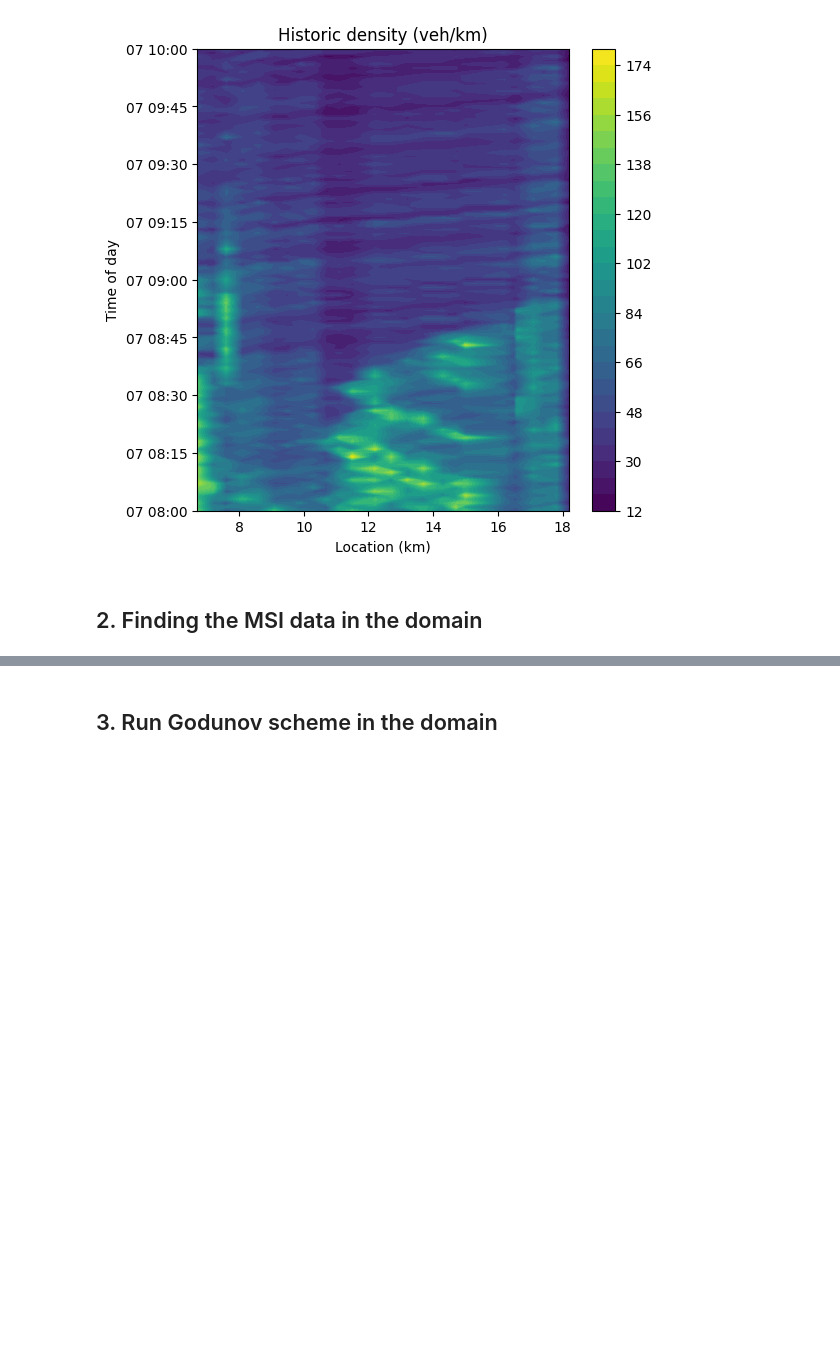
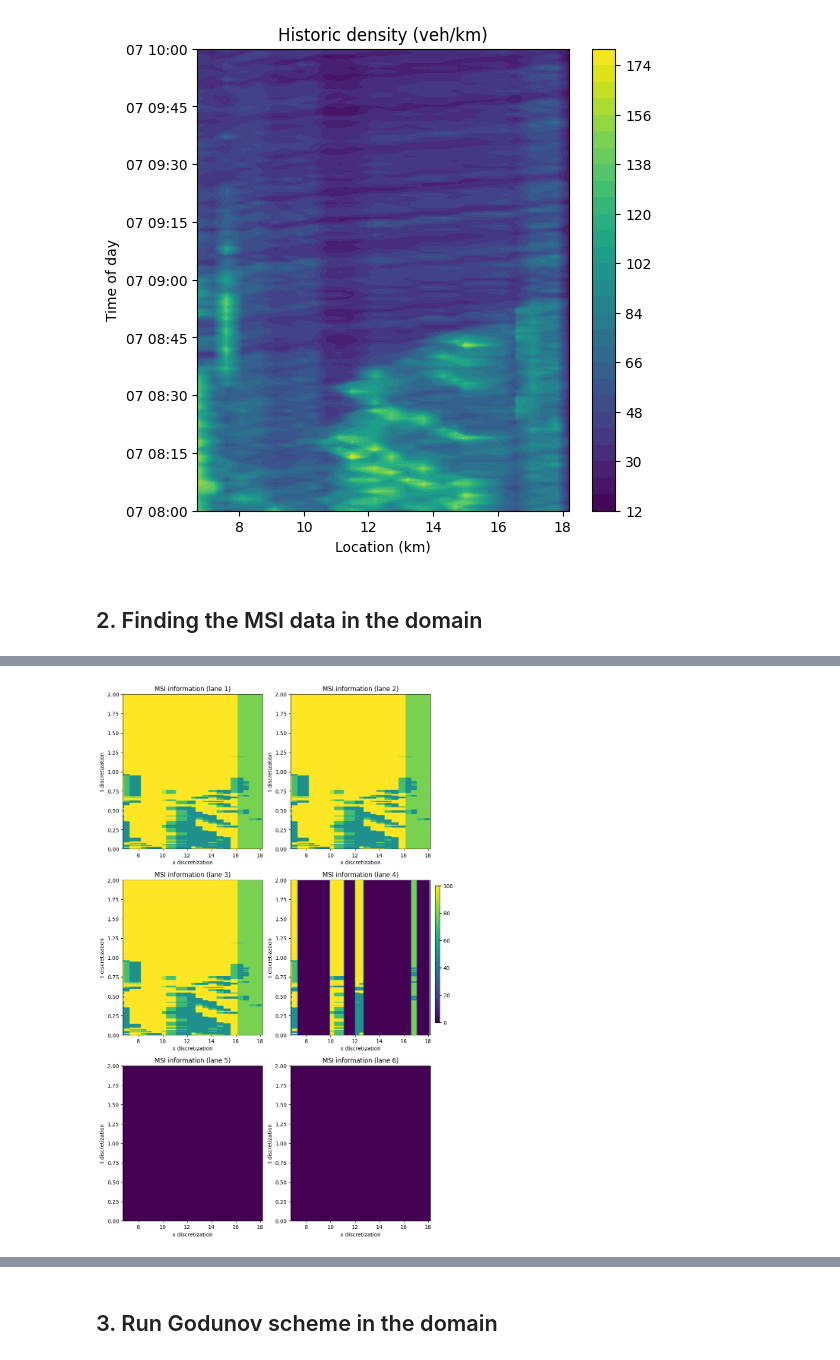
Before and after one commit to vossemeijssen/macroscopic_traffic_model, a Jupyter notebook: Applying_model.ipynb, the cells around one changed output, grey strips where cells are left out. Saved outputs shown, nothing was run; the diff lists cells and outputs as text; code cells hidden in the pictures; blank space fills up the shorter version.

```diff
--- a/Applying_model.ipynb
+++ b/Applying_model.ipynb
@@ -201,0 +201,28 @@ plt.show()
+# %%
+# Plot ALL MSI data
+fig,ax=plt.subplots(3,2, figsize=(12, 18))
+
+cb2 = ax[0, 0].imshow(MSI_information[:, :, 0], origin="lower", aspect="auto", extent=(xmin, xmax, tmin, tmax), vmin=0, vmax=100)
+ax[0, 0].set(xlabel="x discretization", ylabel='t discretization', title="MSI information (lane 1)")
+
+cb2 = ax[0, 1].imshow(MSI_information[:, :, 1], origin="lower", aspect="auto", extent=(xmin, xmax, tmin, tmax), vmin=0, vmax=100)
+ax[0, 1].set(xlabel="x discretization", ylabel='t discretization', title="MSI information (lane 2)")
+
+cb2 = ax[1, 0].imshow(MSI_information[:, :, 2], origin="lower", aspect="auto", extent=(xmin, xmax, tmin, tmax), vmin=0, vmax=100)
+ax[1, 0].set(xlabel="x discretization", ylabel='t discretization', title="MSI information (lane 3)")
+
+cb2 = ax[1, 1].imshow(MSI_information[:, :, 3], origin="lower", aspect="auto", extent=(xmin, xmax, tmin, tmax), vmin=0, vmax=100)
+ax[1, 1].set(xlabel="x discretization", ylabel='t discretization', title="MSI information (lane 4)")
+
+cb2 = ax[2, 0].imshow(MSI_information[:, :, 4], origin="lower", aspect="auto", extent=(xmin, xmax, tmin, tmax), vmin=0, vmax=100)
+ax[2, 0].set(xlabel="x discretization", ylabel='t discretization', title="MSI information (lane 5)")
+
+cb2 = ax[2, 1].imshow(MSI_information[:, :, 5], origin="lower", aspect="auto", extent=(xmin, xmax, tmin, tmax), vmin=0, vmax=100)
+ax[2, 1].set(xlabel="x discretization", ylabel='t discretization', title="MSI information (lane 6)")
+
+fig.subplots_adjust(right=0.8)
+cbar_ax = fig.add_axes([0.81, 0.4, 0.01, 0.2])
+fig.colorbar(cb2, cax=cbar_ax)
+plt.show()
+# %% [output]
+[figure, added]
```
Also changed, not shown: parts of 3 cells of this notebook, 7 other files.
